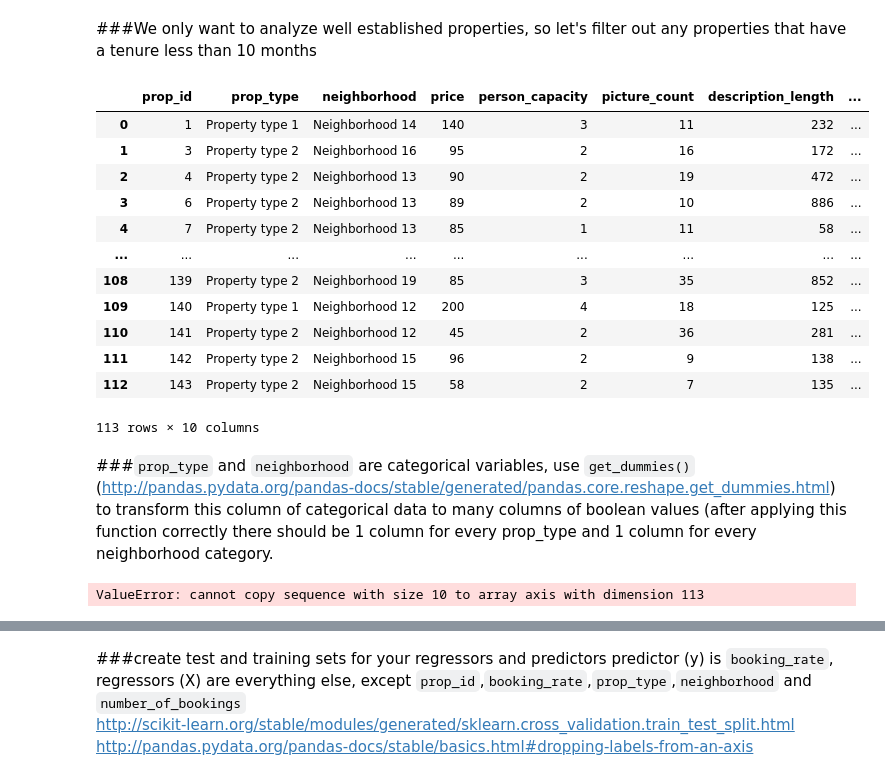
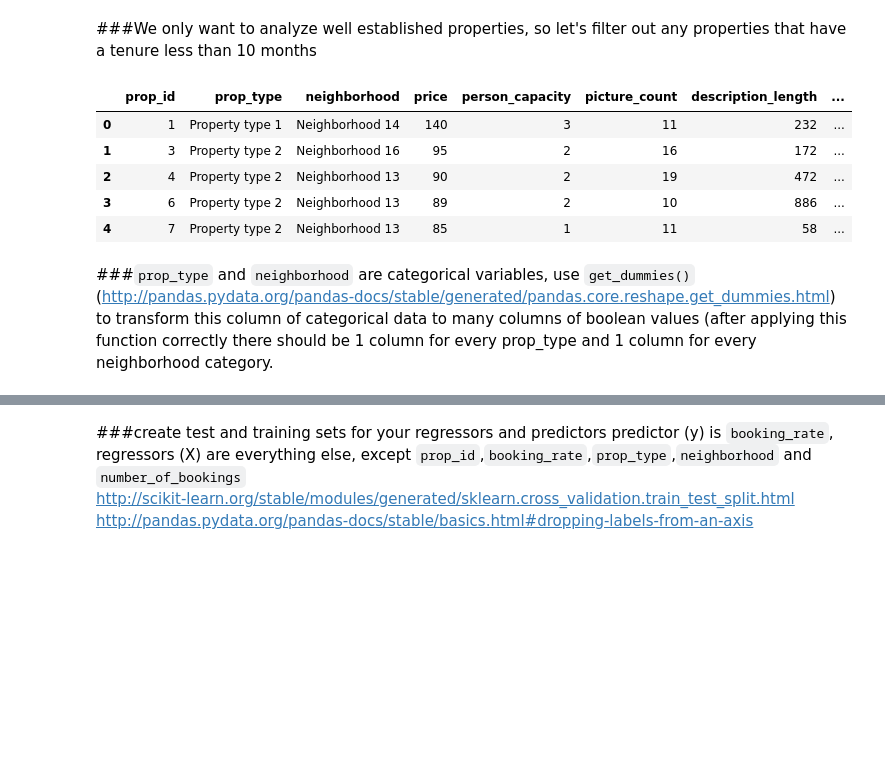
Before and after one commit to dav1dfeldman/DAT_SF_11, a Jupyter notebook: homeworks/hw1/hw1_soln-Copy.ipynb, the cells around one changed output, grey strips where cells are left out. Saved outputs shown, nothing was run; the diff lists cells and outputs as text; code cells hidden in the pictures; blank space fills up the shorter version.

```diff
--- a/homeworks/hw1/hw1_soln-Copy.ipynb
+++ b/homeworks/hw1/hw1_soln-Copy.ipynb
@@ -8,5 +8,6 @@ import seaborn as sns
 import matplotlib.pyplot as plt
 %matplotlib inline
 # %%
-pd.set_option('display.max_row', 10)
+pd.set_option('display.max_row', None)
 pd.set_option('display.precision', 3)
+pd.set_option('display.max_column', None)
@@ -144,27 +127,16 @@ merged2
 ###We only want to analyze well established properties, so let's filter out any properties that have a tenure less than 10 months
 # %%
 merged2 = merged2[merged2.tenure_months  > 9]
-merged2
+merged2.head()
 # %% [output]
 |  | prop_id | prop_type | neighborhood | price | person_capacity | picture_count | description_length | ... |
 | 0 | 1 | Property type 1 | Neighborhood 14 | 140 | 3 | 11 | 232 | ... |
 | 1 | 3 | Property type 2 | Neighborhood 16 | 95 | 2 | 16 | 172 | ... |
 | 2 | 4 | Property type 2 | Neighborhood 13 | 90 | 2 | 19 | 472 | ... |
 | 3 | 6 | Property type 2 | Neighborhood 13 | 89 | 2 | 10 | 886 | ... |
 | 4 | 7 | Property type 2 | Neighborhood 13 | 85 | 1 | 11 | 58 | ... |
-| ... | ... | ... | ... | ... | ... | ... | ... | ... |
-| 108 | 139 | Property type 2 | Neighborhood 19 | 85 | 3 | 35 | 852 | ... |
-| 109 | 140 | Property type 1 | Neighborhood 12 | 200 | 4 | 18 | 125 | ... |
-| 110 | 141 | Property type 2 | Neighborhood 12 | 45 | 2 | 36 | 281 | ... |
-| 111 | 142 | Property type 2 | Neighborhood 15 | 96 | 2 | 9 | 138 | ... |
-| 112 | 143 | Property type 2 | Neighborhood 15 | 58 | 2 | 7 | 135 | ... |
-113 rows × 10 columns
 # %% [markdown]
 ###`prop_type` and `neighborhood` are categorical variables, use `get_dummies()` (http://pandas.pydata.org/pandas-docs/stable/generated/pandas.core.reshape.get_dummies.html) to transform this column of categorical data to many columns of boolean values (after applying this function correctly there should be 1 column for every prop_type and 1 column for every neighborhood category.
-# %%
-pd.core.reshape.get_dummies(merged2, prefix = ['prop_type', 'neighborhood'])
-# %% [output]
-ValueError: cannot copy sequence with size 10 to array axis with dimension 113
 # %%
 dummy_prop = pd.get_dummies(merged2['prop_type'])
 dummy_neigh = pd.get_dummies(merged2['neighborhood'])
```
Also changed, not shown: parts of 40 cells of this notebook, 8 other files.
